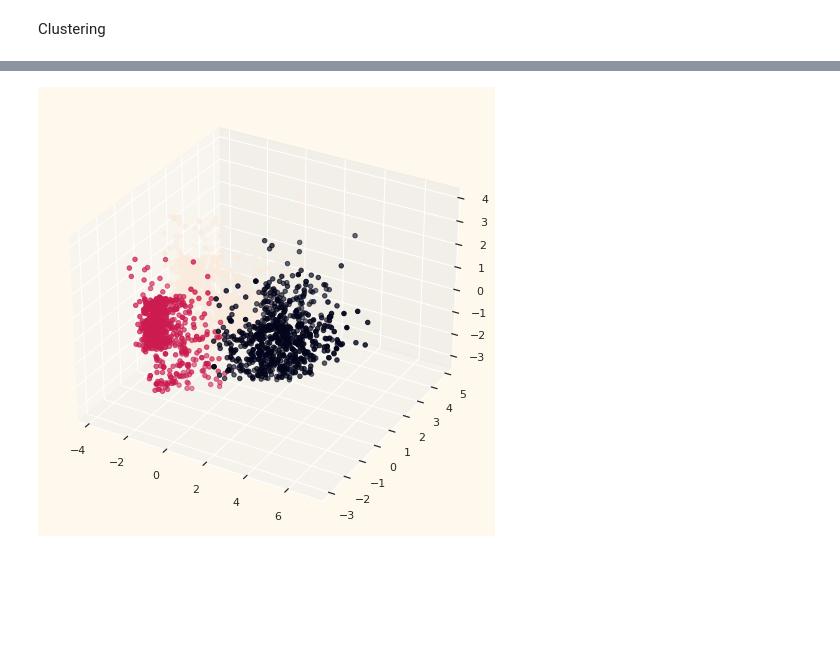
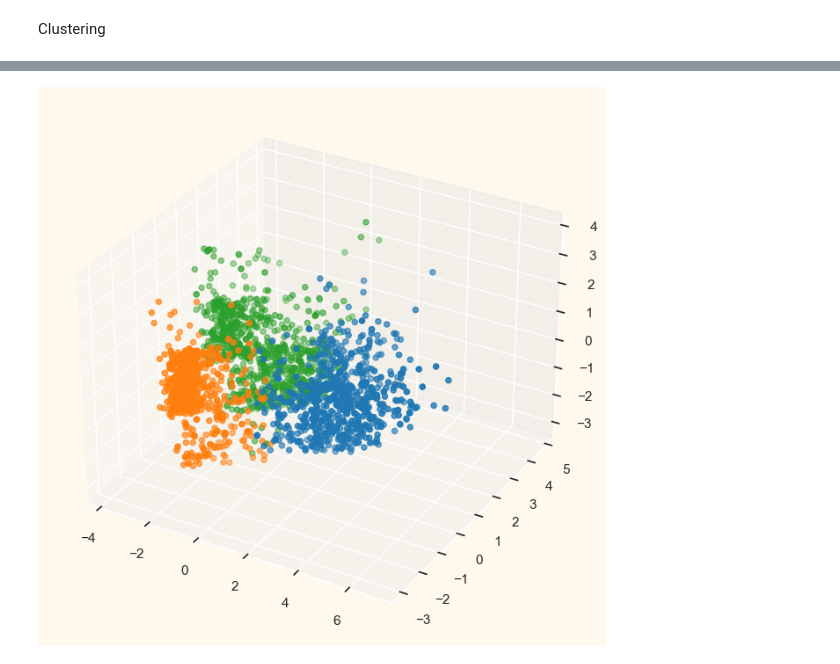
Before and after one commit to nicolaronchini/Clustering, a Jupyter notebook: clustering.ipynb, the cells around one changed output, grey strips where cells are left out. Cells and saved outputs as stored; diff of their text form; code cells hidden in the pictures; blank space fills up the shorter version.

```diff
--- a/clustering.ipynb
+++ b/clustering.ipynb
@@ -799,10 +564,12 @@ plt.show()
 # %%
 fig = plt.figure(figsize=(10,8))
 ax = fig.add_subplot(111, projection="3d")
-ax.scatter(x,y,z,c=kmeans2.labels_)
+colormap = plt.get_cmap("tab10")
+cluster_colors = colormap(kmeans2.labels_)
+ax.scatter(x,y,z,c=cluster_colors)
 plt.show()
 # %% [output]
-[figure, old version]
+[figure, new version]
 # %%
 kmeans.labels_
 # %% [output]
```
Also changed, not shown: parts of 30 cells of this notebook.
